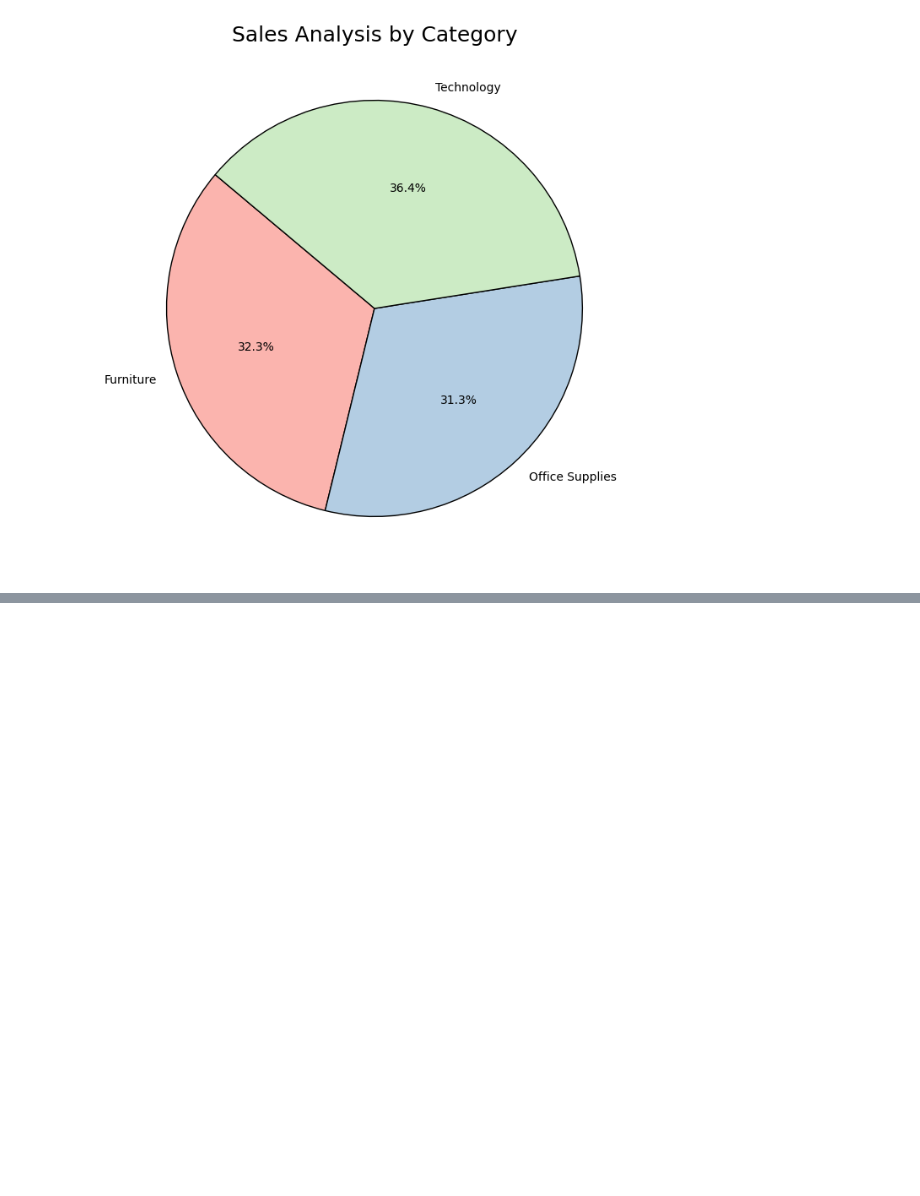
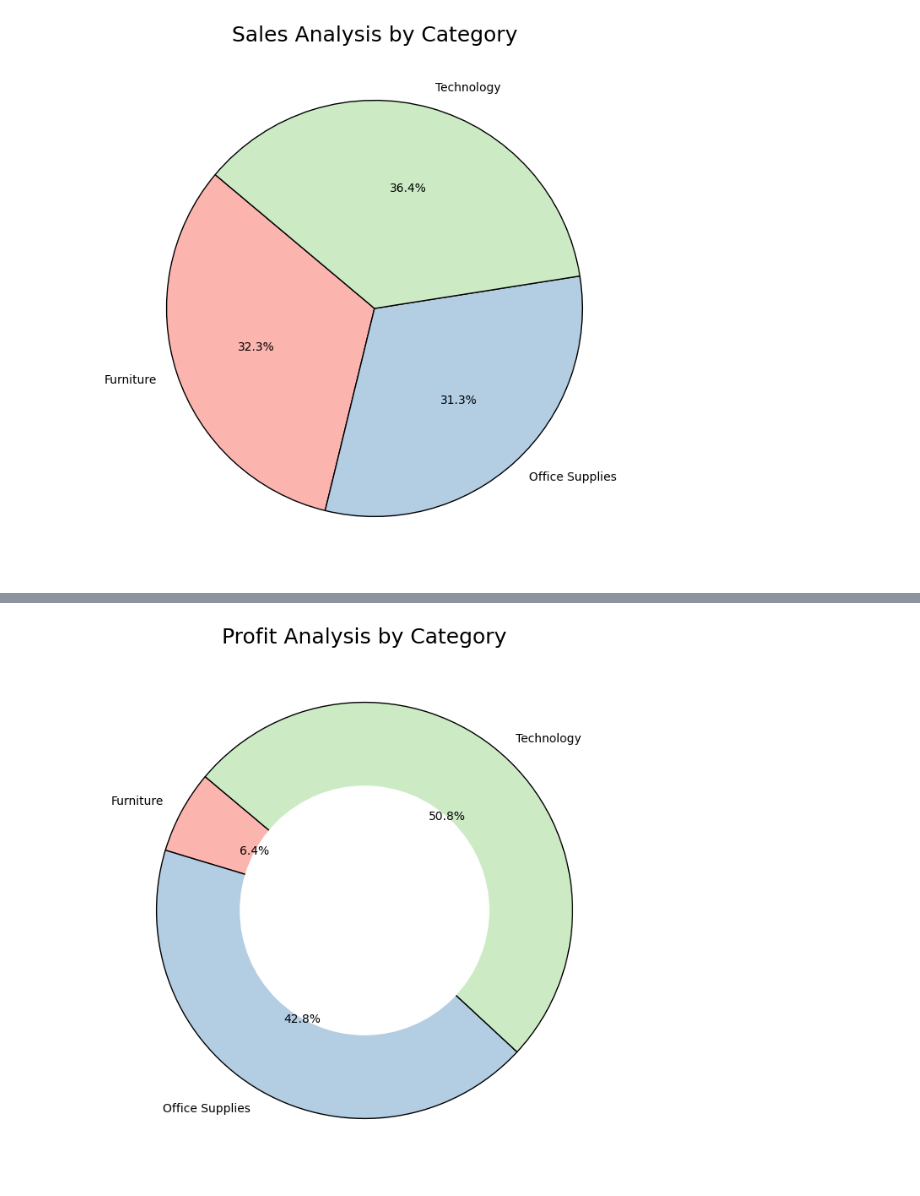
Before and after one commit to Shiva6200744685/E-commerce-Sales-Analysis, a Jupyter notebook: main.ipynb, the cells around one changed output, grey strips where cells are left out. Saved outputs shown, nothing was run; the diff lists cells and outputs as text; code cells hidden in the pictures; blank space fills up the shorter version.

```diff
--- a/main.ipynb
+++ b/main.ipynb
@@ -122,0 +164,31 @@ plt.show()
+# %%
+import matplotlib.pyplot as plt
+
+# Grouping profit by category
+profit_by_category = data.groupby('Category')['Profit'].sum().reset_index()
+
+# Define colors using a pastel colormap
+colors = plt.cm.Pastel1.colors
+
+# Set figure size
+plt.figure(figsize=(8, 8))
+
+# Create a donut chart
+plt.pie(profit_by_category['Profit'],
+        labels=profit_by_category['Category'],
+        autopct='%1.1f%%',  # Show percentage values
+        colors=colors,
+        wedgeprops={'edgecolor': 'black'},  # Add edge for clarity
+        startangle=140)
+
+# Add a circle in the center to make it a donut chart
+centre_circle = plt.Circle((0, 0), 0.6, fc='white')
+plt.gca().add_artist(centre_circle)
+
+# Add title
+plt.title('Profit Analysis by Category', fontsize=18)
+
+# Show the plot
+plt.show()
+# %% [output]
+[figure, added]
```
Also changed, not shown: parts of 7 cells of this notebook.
